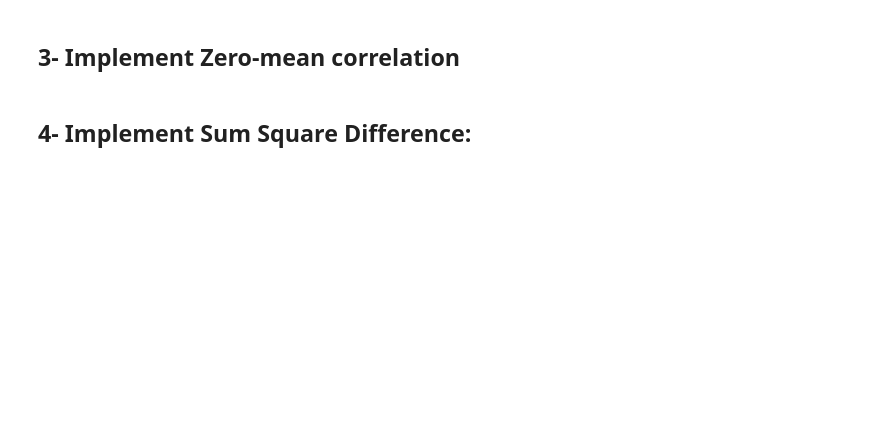
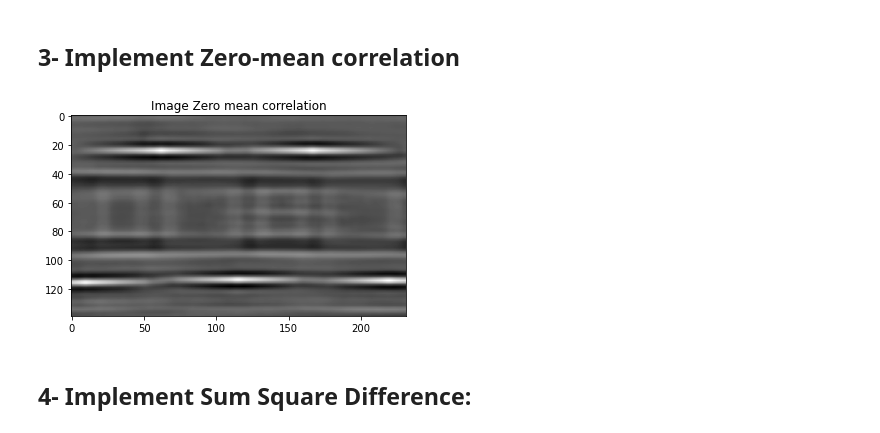
Before and after one commit to kemaldemirel1999/template-matching-and-gaussian-prefiltering, a Jupyter notebook: soru2.ipynb, the cells around one changed output. Drawn from its saved outputs; the diff is of its cells as text; code cells hidden in the pictures; blank space fills up the shorter version.

```diff
--- a/soru2.ipynb
+++ b/soru2.ipynb
@@ -47,17 +51,24 @@ plt.show()
 # %% [markdown]
 ## 3- Implement Zero-mean correlation
-# %%
-def zero_mean_correlation(image, template):
-    template_mean = np.mean(template)
-    template_zero_mean = template - template_mean
-    image_pad = np.pad(image, ((template.shape[0]//2,template.shape[0]//2), (template.shape[1]//2,template.shape[1]//2)), mode='constant')
-    output = np.zeros_like(image)
-    for row in range(output.shape[0]):
-        for col in range(output.shape[1]):
-            patch = image_pad[row:row+template.shape[0], col:col+template.shape[1]]
-            patch_mean = np.mean(patch)
-            zm_correlation = np.sum((template_zero_mean * (patch - patch_mean)))
-            output[row, col] = zm_correlation
-    return output
+# %%
+def zero_mean_correlation(image, template):
+    # Compute mean of template
+    tpl_mean = np.mean(template)
+
+    # Subtract mean from template and image patch
+    template = template - tpl_mean
+    image = image - np.mean(image)
+
+    # Compute correlation using the correlation function
+    corr = correlation(image, template)
+
+    return corr
+# %%
+result_zero_mean_correlation = zero_mean_correlation(gray_scale_image, template)
+plt.imshow(result_zero_mean_correlation, cmap='gray')
+plt.title("Image Zero mean correlation")
+plt.show()
+# %% [output]
+[figure, added]
 # %% [markdown]
 ## 4- Implement Sum Square Difference:
```
Also changed, not shown: parts of 28 cells of this notebook, 1 other file.
